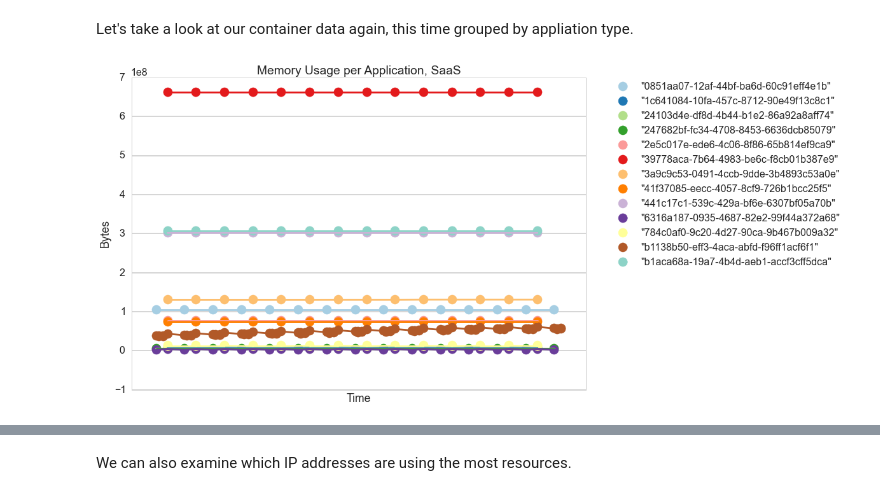
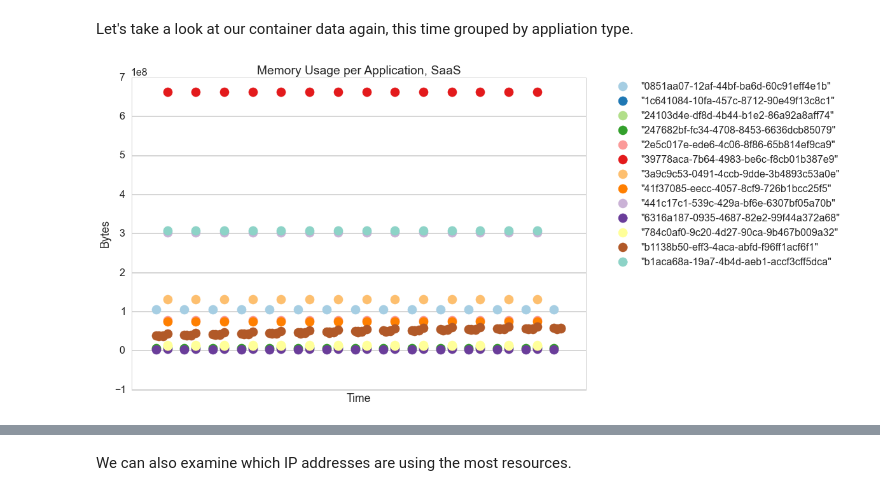
Before and after one commit to harvard-team-pivot/elastic-compute, a Jupyter notebook: elasticCompute.ipynb, the cells around one changed output, grey strips where cells are left out. Cells and saved outputs as stored; diff of their text form; code cells hidden in the pictures.

```diff
--- a/elasticCompute.ipynb
+++ b/elasticCompute.ipynb
@@ -470,22 +506,21 @@ large_container_SaaSDF_group = large_container_SaaSDF.groupby("applicationID")
 # %%
 app_palette= ['#a6cee3','#1f78b4','#b2df8a','#33a02c','#fb9a99','#e31a1c','#fdbf6f','#ff7f00','#cab2d6','#6a3d9a',
                        '#ffff99','#b15928','#8dd3c7']
 appname_list = []
 for appname, values in large_container_SaaSDF_group:
     name = str(appname)
     appname_list.append(name)
 
 app_color_list = zip(appname_list,app_palette)
 
 
 for name,color in app_color_list:
     sub_container=large_container_SaaSDF[large_container_SaaSDF.applicationID== name]
     ax= plt.scatter(sub_container.index.values,sub_container.memory_bytes, color = color, label = name, s=200)
-    plt.plot(sub_container.index.values,sub_container.memory_bytes, color = color)
     plt.xlabel("Time")
     plt.ylabel("Bytes")
     plt.title("Memory Usage per Application, SaaS")
     plt.xticks([])
     plt.legend(bbox_to_anchor=(1.05, 1), loc=2, borderaxespad=0.)
 # %% [output]
-[figure, old version]
+[figure, new version]
```
Also changed, not shown: parts of 17 cells of this notebook.
